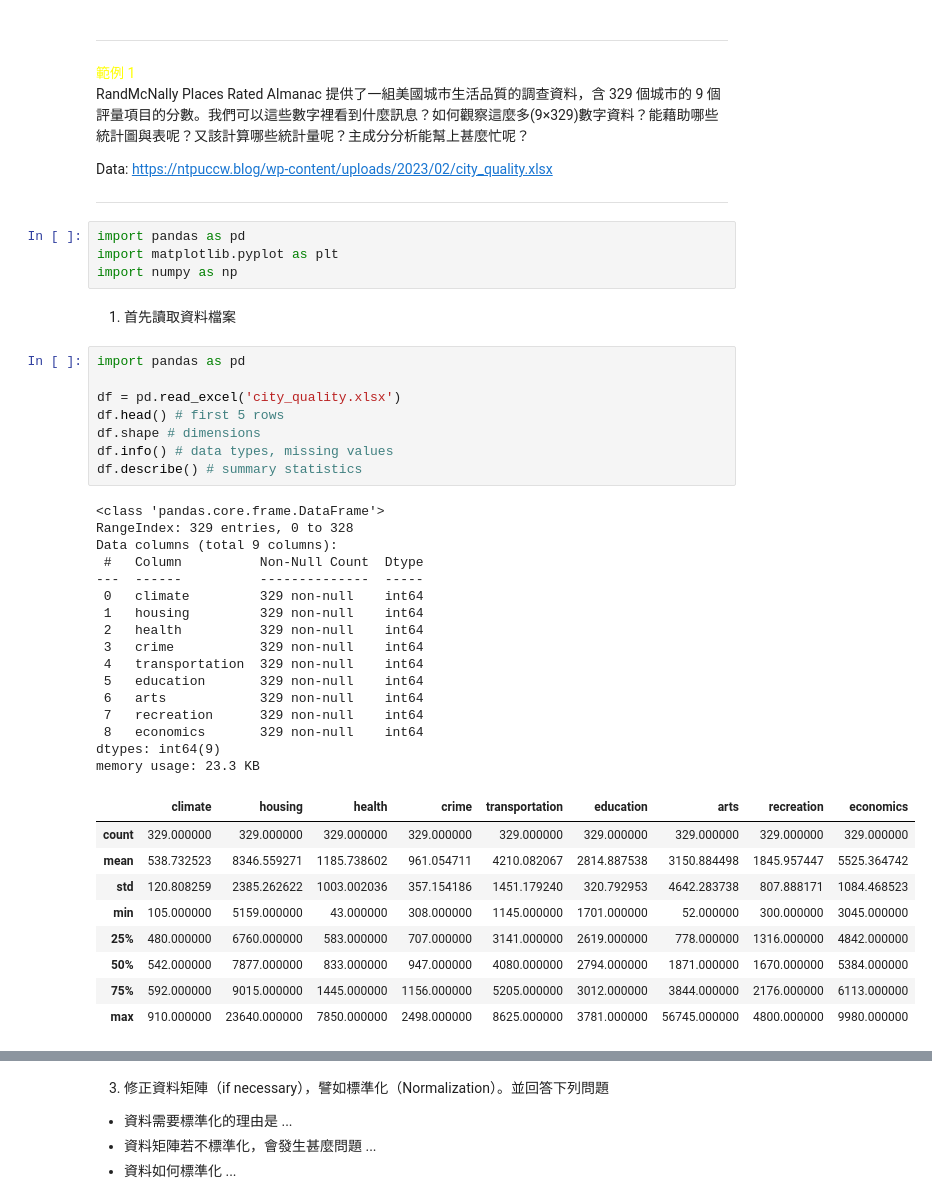
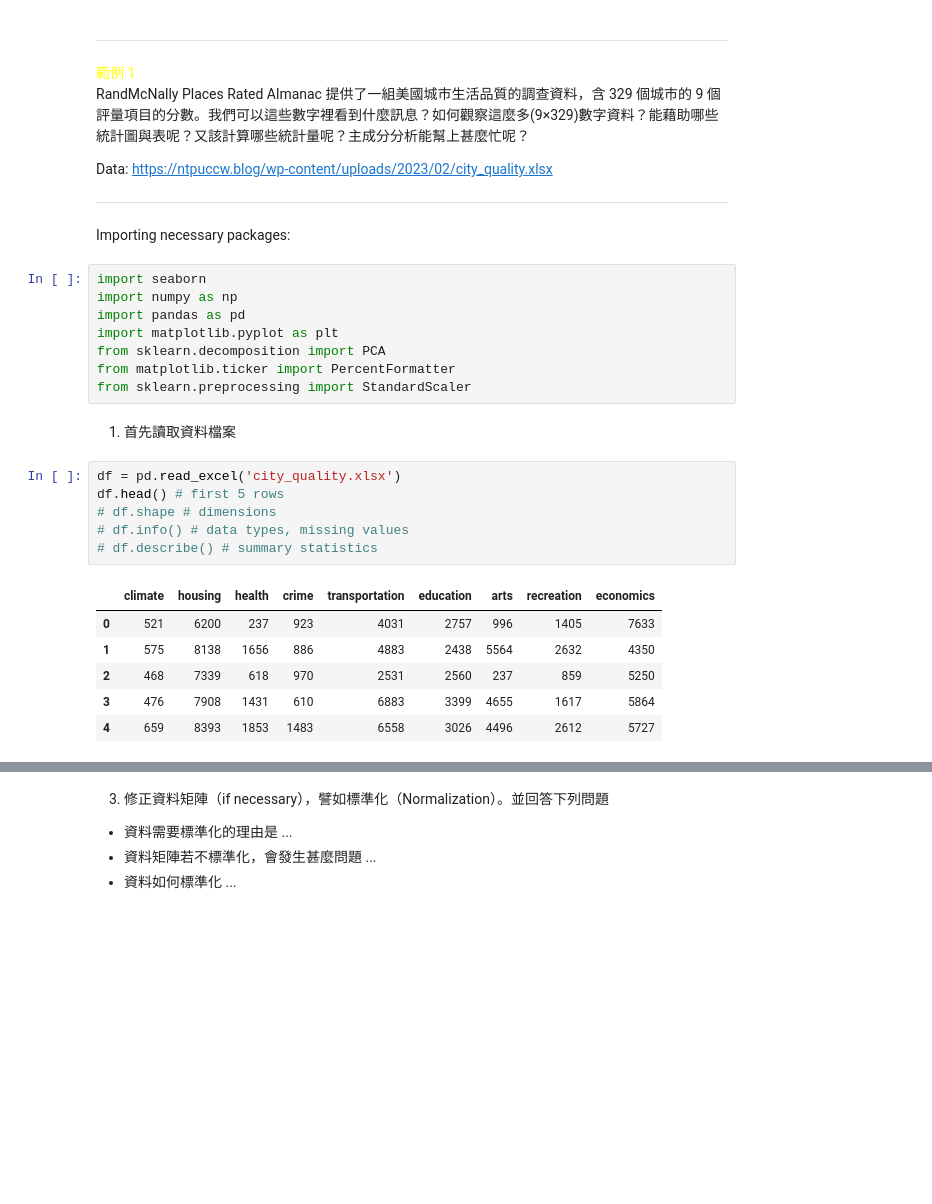
Before and after one commit to Yu-Chia-Lei/shallow-machine-learning, a Jupyter notebook: week1/PCA_tutorial.ipynb, the cells around one changed output, grey strips where cells are left out. Drawn from its saved outputs; the diff is of its cells as text; blank space fills up the shorter version.

```diff
--- a/week1/PCA_tutorial.ipynb
+++ b/week1/PCA_tutorial.ipynb
@@ -16,44 +16,29 @@ RandMcNally Places Rated Almanac 提供了一組美國城市生活品質的調
 Data: https://ntpuccw.blog/wp-content/uploads/2023/02/city_quality.xlsx
 
 <hr>
-# %%
-import pandas as pd
-import matplotlib.pyplot as plt
-import numpy as np
+# %% [markdown]
+Importing necessary packages:
+# %%
+import seaborn
+import numpy as np
+import pandas as pd
+import matplotlib.pyplot as plt
+from sklearn.decomposition import PCA
+from matplotlib.ticker import PercentFormatter
+from sklearn.preprocessing import StandardScaler
 # %% [markdown]
 1. 首先讀取資料檔案
 # %%
-import pandas as pd
-
 df = pd.read_excel('city_quality.xlsx')
 df.head() # first 5 rows
-df.shape # dimensions
-df.info() # data types, missing values
-df.describe() # summary statistics
+# df.shape # dimensions
+# df.info() # data types, missing values
+# df.describe() # summary statistics
 # %% [output]
-<class 'pandas.core.frame.DataFrame'>
-RangeIndex: 329 entries, 0 to 328
-Data columns (total 9 columns):
- #   Column          Non-Null Count  Dtype
----  ------          --------------  -----
- 0   climate         329 non-null    int64
- 1   housing         329 non-null    int64
- 2   health          329 non-null    int64
- 3   crime           329 non-null    int64
- 4   transportation  329 non-null    int64
- 5   education       329 non-null    int64
- 6   arts            329 non-null    int64
- 7   recreation      329 non-null    int64
- 8   economics       329 non-null    int64
-dtypes: int64(9)
-memory usage: 23.3 KB
 |  | climate | housing | health | crime | transportation | education | arts | recreation | economics |
-| count | 329.000000 | 329.000000 | 329.000000 | 329.000000 | 329.000000 | 329.000000 | 329.000000 | 329.000000 | 329.000000 |
-| mean | 538.732523 | 8346.559271 | 1185.738602 | 961.054711 | 4210.082067 | 2814.887538 | 3150.884498 | 1845.957447 | 5525.364742 |
-| std | 120.808259 | 2385.262622 | 1003.002036 | 357.154186 | 1451.179240 | 320.792953 | 4642.283738 | 807.888171 | 1084.468523 |
-| min | 105.000000 | 5159.000000 | 43.000000 | 308.000000 | 1145.000000 | 1701.000000 | 52.000000 | 300.000000 | 3045.000000 |
-| 25% | 480.000000 | 6760.000000 | 583.000000 | 707.000000 | 3141.000000 | 2619.000000 | 778.000000 | 1316.000000 | 4842.000000 |
-| 50% | 542.000000 | 7877.000000 | 833.000000 | 947.000000 | 4080.000000 | 2794.000000 | 1871.000000 | 1670.000000 | 5384.000000 |
-| 75% | 592.000000 | 9015.000000 | 1445.000000 | 1156.000000 | 5205.000000 | 3012.000000 | 3844.000000 | 2176.000000 | 6113.000000 |
-| max | 910.000000 | 23640.000000 | 7850.000000 | 2498.000000 | 8625.000000 | 3781.000000 | 56745.000000 | 4800.000000 | 9980.000000 |
+| 0 | 521 | 6200 | 237 | 923 | 4031 | 2757 | 996 | 1405 | 7633 |
+| 1 | 575 | 8138 | 1656 | 886 | 4883 | 2438 | 5564 | 2632 | 4350 |
+| 2 | 468 | 7339 | 618 | 970 | 2531 | 2560 | 237 | 859 | 5250 |
+| 3 | 476 | 7908 | 1431 | 610 | 6883 | 3399 | 4655 | 1617 | 5864 |
+| 4 | 659 | 8393 | 1853 | 1483 | 6558 | 3026 | 4496 | 2612 | 5727 |
 # %% [markdown]
```
Also changed, not shown: parts of 36 cells of this notebook, 5 other files.
